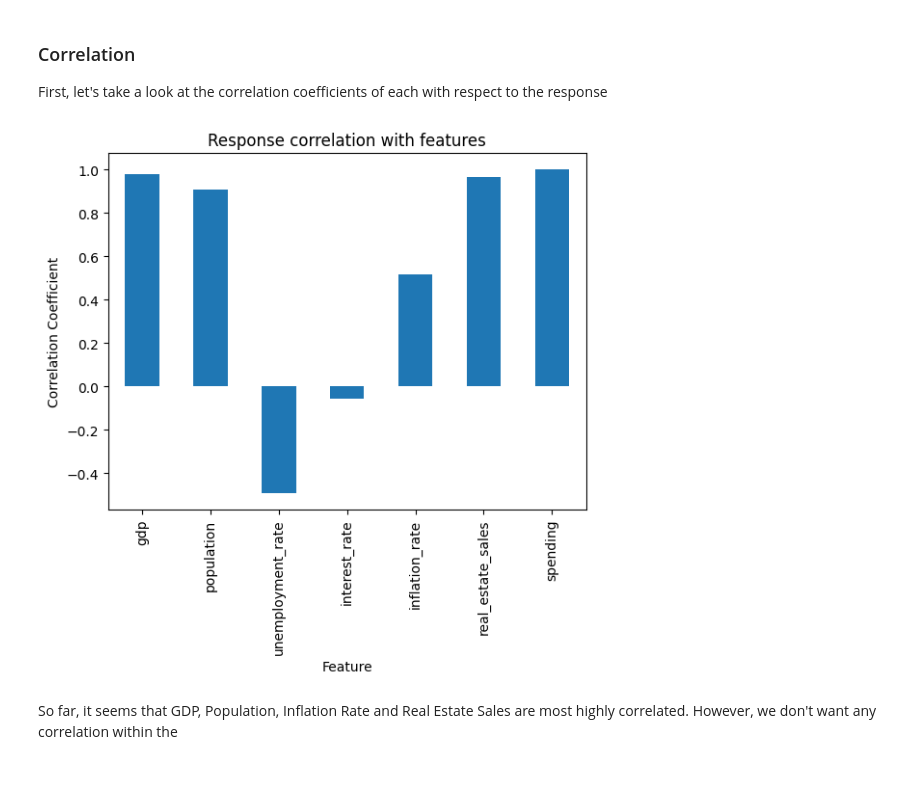
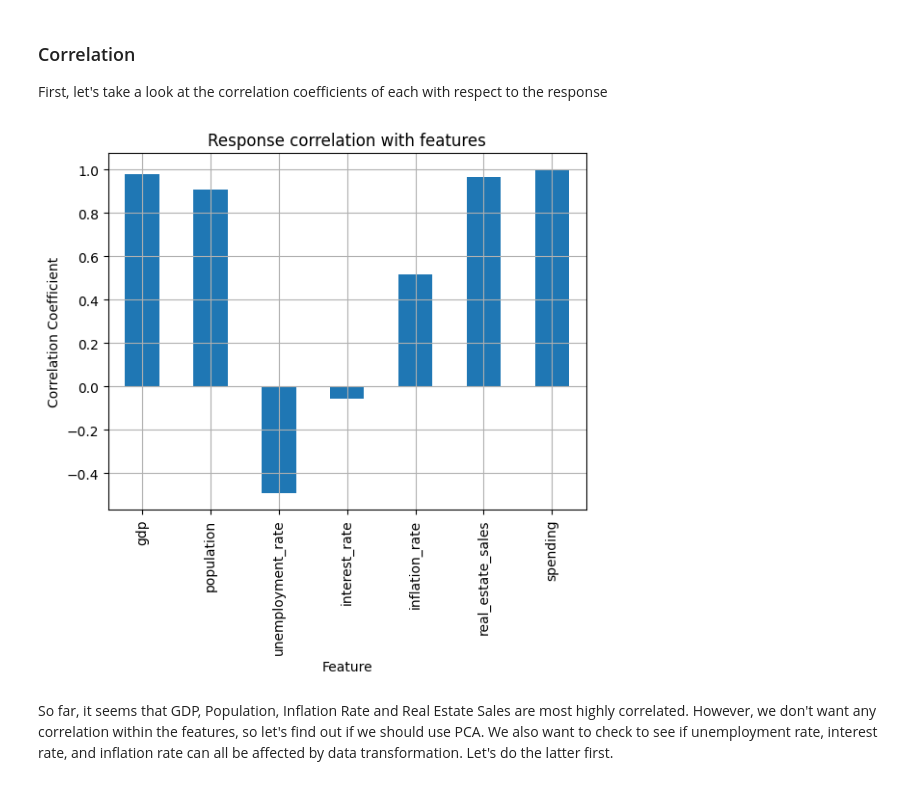
Before and after one commit to njd87/statarchive, a Jupyter notebook: christmas/EDA.ipynb, the cells around one changed output. Drawn from its saved outputs; the diff is of its cells as text; code cells hidden in the pictures.

Commit message:
added more data and EDA

```diff
--- a/christmas/EDA.ipynb
+++ b/christmas/EDA.ipynb
@@ -231,16 +231,16 @@ First, let's take a look at the correlation coefficients of each with respect to
 # %%
 full_df = df.copy()[features]
 
 full_df['spending'] = spending
 
 full_df.corr()['spending'].plot(kind='bar')
 
 plt.xlabel('Feature')
 plt.ylabel('Correlation Coefficient')
 plt.title('Response correlation with features')
-
+plt.grid()
 plt.show()
 # %% [output]
-[figure, old version]
+[figure, new version]
 # %% [markdown]
-So far, it seems that GDP, Population, Inflation Rate and Real Estate Sales are most highly correlated. However, we don't want any correlation within the
+So far, it seems that GDP, Population, Inflation Rate and Real Estate Sales are most highly correlated. However, we don't want any correlation within the features, so let's find out if we should use PCA. We also want to check to see if unemployment rate, interest rate, and inflation rate can all be affected by data transformation. Let's do the latter first.
```
Also changed, not shown: parts of 11 cells of this notebook, 5 other files.
